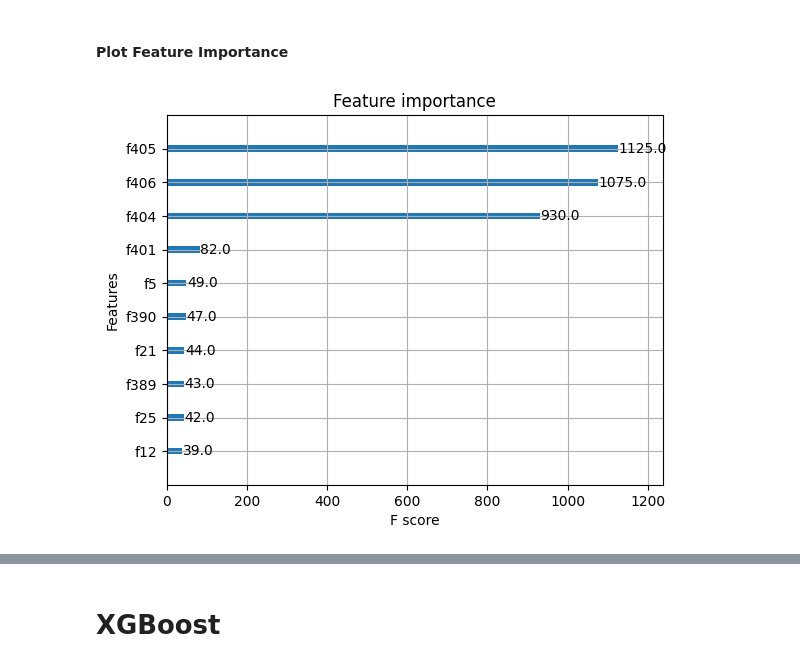
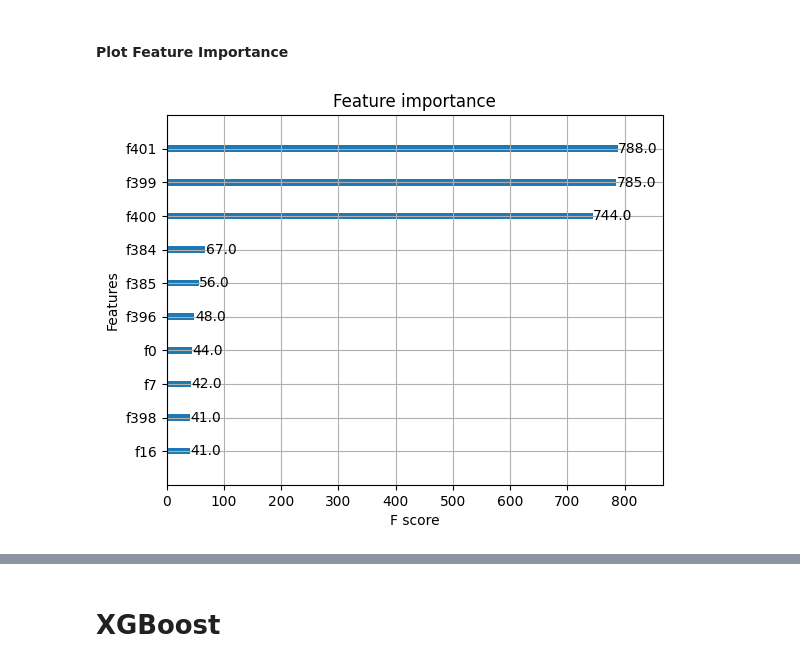
Before and after one commit to diego-mogollon/lateguru, a Jupyter notebook: notebooks/data_preprocessing_D.ipynb, the cells around one changed output, grey strips where cells are left out. Cells and saved outputs as stored; diff of their text form; code cells hidden in the pictures.

```diff
--- a/notebooks/data_preprocessing_D.ipynb
+++ b/notebooks/data_preprocessing_D.ipynb
@@ -512,3 +520,19 @@ X_test_scaled = scaler.transform(X_test_sample[numeric_features])
+# %%
+# Identify categorical, binary, and numeric features
+categorical_features = ['Origin', 'Dest', 'Carrier']
+numeric_features = ['Temperature', 'Feels_Like_Temperature',
+                    'Altimeter_Pressure', 'Sea_Level_Pressure', 'Visibility', 'Wind_Speed',
+                    'Wind_Gust', 'Precipitation', 'Ice_Accretion_3hr', 'Hour', 'Day_Of_Week', 'Month']
+
+# One-hot encode categorical features
+encoder = OneHotEncoder()
+X_train_encoded = encoder.fit_transform(X_train_sample[categorical_features])
+X_test_encoded = encoder.transform(X_test_sample[categorical_features])
+
+# Scale numeric features
+scaler = StandardScaler()
+X_train_scaled = scaler.fit_transform(X_train_sample[numeric_features])
+X_test_scaled = scaler.transform(X_test_sample[numeric_features])
 # %% [markdown]
 ### PCA Analysis
 # %%
@@ -520,8 +544,8 @@ X_train_pca = pca.fit_transform(X_train_scaled)
 X_test_pca = pca.transform(X_test_scaled)
 # %%
 #Concatenate arrays to form one array
-X_train_preprocessed = np.hstack([X_train_encoded.toarray(), X_train_pca, X_train_sample[binary_features]])
-X_test_preprocessed = np.hstack([X_test_encoded.toarray(), X_test_pca, X_test_sample[binary_features]])
+X_train_preprocessed = np.hstack([X_train_encoded.toarray(), X_train_pca])
+X_test_preprocessed = np.hstack([X_test_encoded.toarray(), X_test_pca])
 # %%
 # Apply SMOTE to balance the training data
 smote = SMOTE(random_state=42)
@@ -536,8 +560,9 @@ X_train_balanced, y_train_balanced = smote.fit_resample(X_train_preprocessed, y_
 # }
 # %%
 # Initialize the XGBoost model
-xgb_model = xgb.XGBClassifier(
+xgb_model_l1 = xgb.XGBClassifier(
     use_label_encoder=False,  # Disable the use of the label encoder - Need to test if this is required or not
     eval_metric='logloss',  # logloss as the evaluation metric
     random_state=42,  # For reproducibility
+    alpha=1.0
 )
@@ -572,6 +583,6 @@ Parameters: { "use_label_encoder" } are not used.
 # %%
 # Fit the model on the balanced training data
-xgb_model.fit(X_train_balanced, y_train_balanced)
+xgb_model_l1.fit(X_train_balanced, y_train_balanced)
 # %% [output]
 Parameters: { "use_label_encoder" } are not used.
 
@@ -641,10 +712,10 @@ weighted avg       0.89      0.89      0.89    302891
 #### Plot Feature Importance
 # %%
 # Plot the feature importance
-plot_importance(xgb_model, max_num_features=10)
+plot_importance(xgb_model_l1, max_num_features=10)
 plt.show()
 # %% [output]
-[figure, old version]
+[figure, new version]
 # %%
 # Get the feature names from the encoder
 encoded_feature_names = encoder.get_feature_names_out(categorical_features)
```
Also changed, not shown: parts of 21 cells of this notebook.
